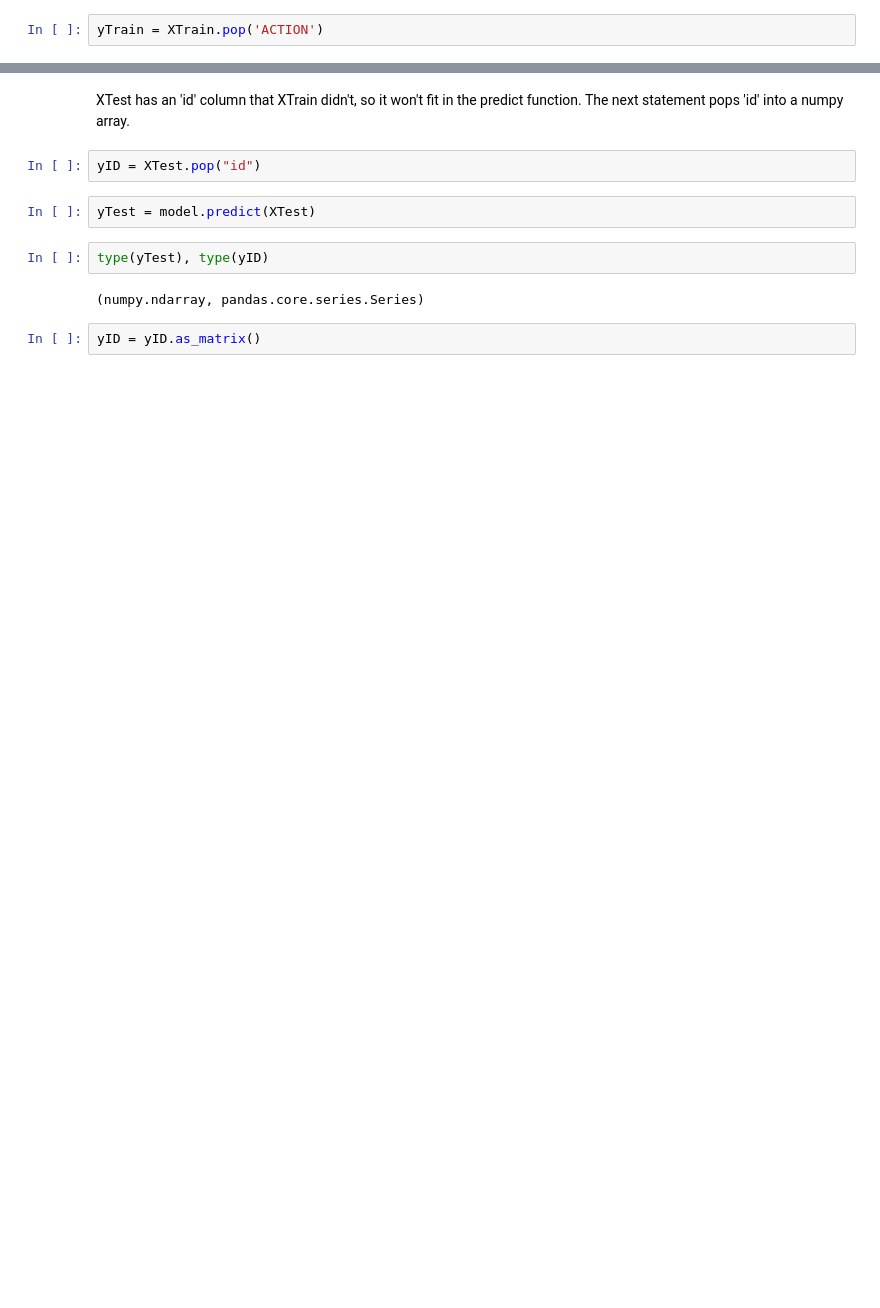
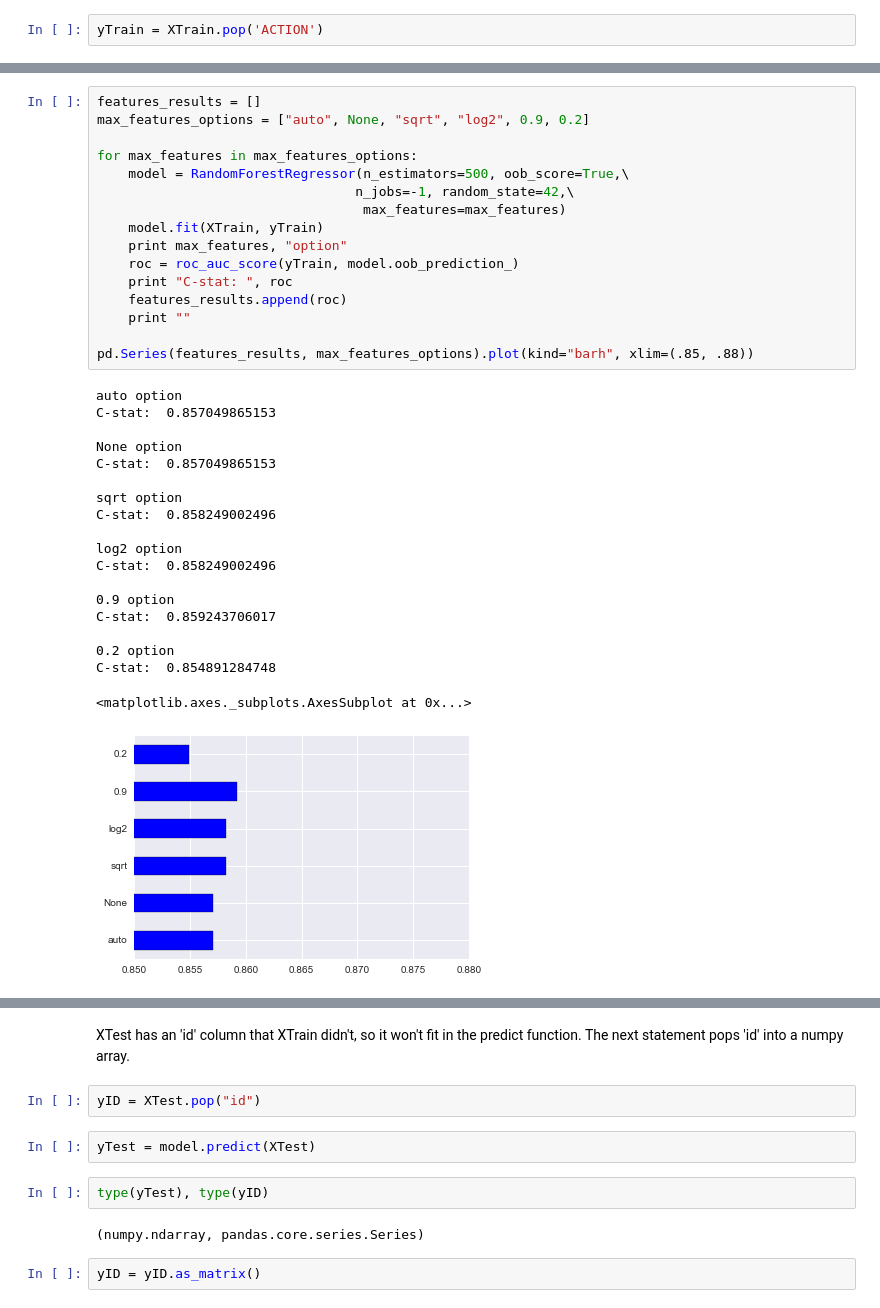
Before and after one commit to grw300/DataMining, a Jupyter notebook: Random Forest Regressor on Kaggle Amazon Competition.ipynb, the cells around one changed output, grey strips where cells are left out. Cells and saved outputs as stored; diff of their text form; blank space fills up the shorter version.

```diff
--- a/Random Forest Regressor on Kaggle Amazon Competition.ipynb
+++ b/Random Forest Regressor on Kaggle Amazon Competition.ipynb
@@ -44,0 +90,36 @@ c-stat:  0.843326631171
+# %%
+features_results = []
+max_features_options = ["auto", None, "sqrt", "log2", 0.9, 0.2]
+
+for max_features in max_features_options:
+    model = RandomForestRegressor(n_estimators=500, oob_score=True,\
+                                 n_jobs=-1, random_state=42,\
+                                  max_features=max_features)
+    model.fit(XTrain, yTrain)
+    print max_features, "option"
+    roc = roc_auc_score(yTrain, model.oob_prediction_)
+    print "C-stat: ", roc
+    features_results.append(roc)
+    print ""
+
+pd.Series(features_results, max_features_options).plot(kind="barh", xlim=(.85, .88))
+# %% [output]
+auto option
+C-stat:  0.857049865153
+
+None option
+C-stat:  0.857049865153
+
+sqrt option
+C-stat:  0.858249002496
+
+log2 option
+C-stat:  0.858249002496
+
+0.9 option
+C-stat:  0.859243706017
+
+0.2 option
+C-stat:  0.854891284748
+<matplotlib.axes._subplots.AxesSubplot at 0x...>
+[figure, added]
```
Also changed, not shown: parts of 9 cells of this notebook, 1 other file.
